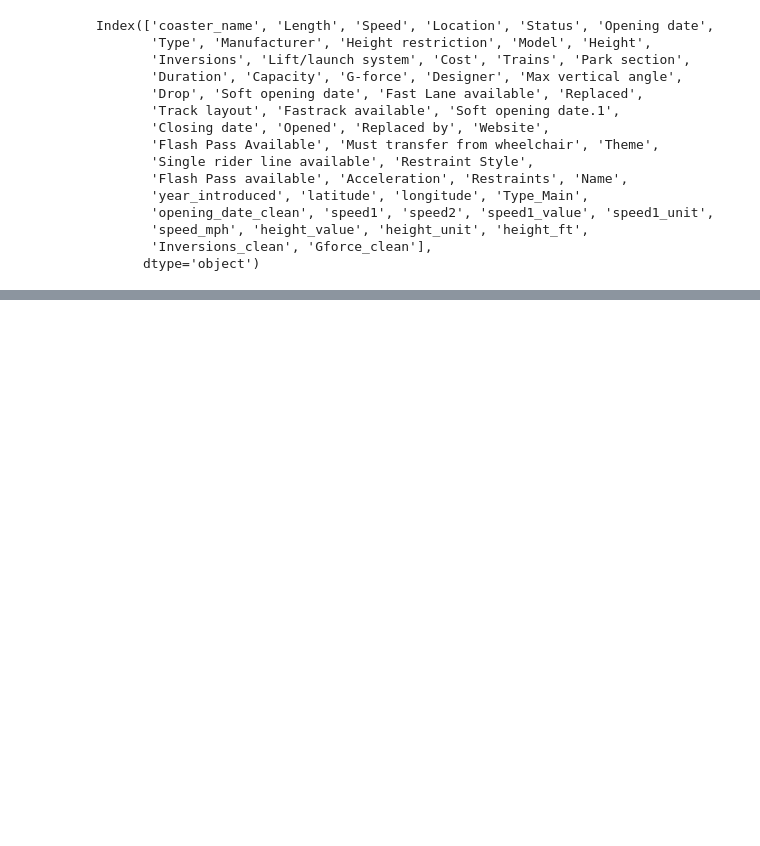
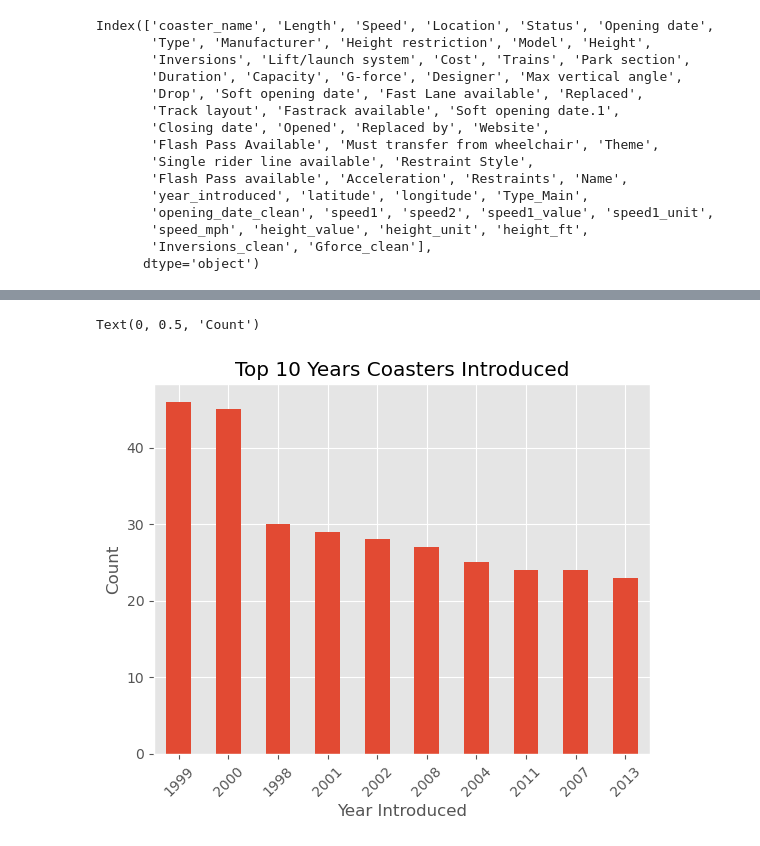
Before and after one commit to Juhi-Rajput07/AI_Internship_TEN, a Jupyter notebook: Week2_EDA/Day1_EDA_Fundamentals.ipynb, the cells around one changed output, grey strips where cells are left out. Cells and saved outputs as stored; diff of their text form; code cells hidden in the pictures; blank space fills up the shorter version.

```diff
--- a/Week2_EDA/Day1_EDA_Fundamentals.ipynb
+++ b/Week2_EDA/Day1_EDA_Fundamentals.ipynb
@@ -87,0 +169,14 @@ df.dtypes() ######################
+# %%
+df['opening_date_clean'] = pd.to_datetime(df['opening_date_clean'])
+# pd_numeric
+# %%
+#Rename our columns
+
+# we change in key value pair
+df = df.rename(columns ={'coaster_name':'Coaster_Name',
+                        'year_introduced': 'Year_Introduced',
+                        'opening_date_clean' : 'Opening_Date',
+                         'speed_mph': 'Speed_mph',
+                        'height_ft': 'Height_Ft',
+                         'Inversions_clean' : 'Inversions',
+                        'Gforce_clean' : 'Gforce'})
@@ -87,0 +235,6 @@ df.dtypes() ######################
+# %%
+#finding duplicates on (subset of columns)/ or say (a row)
+
+df = df.loc[~df.duplicated(subset=['Coaster_Name', 'Location', 'Opening_Date' ])] \
+    .reset_index(drop=True).copy()
+# Find rows where the coaster name, location, and opening date are identical. Keep only the first occurrence, throw away the copies, reset the row numbers from zero, and save it as my clean dataset.
@@ -87,0 +265,9 @@ df.dtypes() ######################
+# %%
+ax = df['Year_Introduced'].value_counts() \
+    .head(10) \
+    .plot(kind='bar', title='Top 10 Years Coasters Introduced',rot = 45)  #rot=45 inside the plot function to tilt the year labels for better readability:
+ax.set_xlabel('Year Introduced')
+ax.set_ylabel('Count')
+# %% [output]
+Text(0, 0.5, 'Count')
+[figure, added]
```
Also changed, not shown: parts of 41 cells of this notebook, 1 other file.
